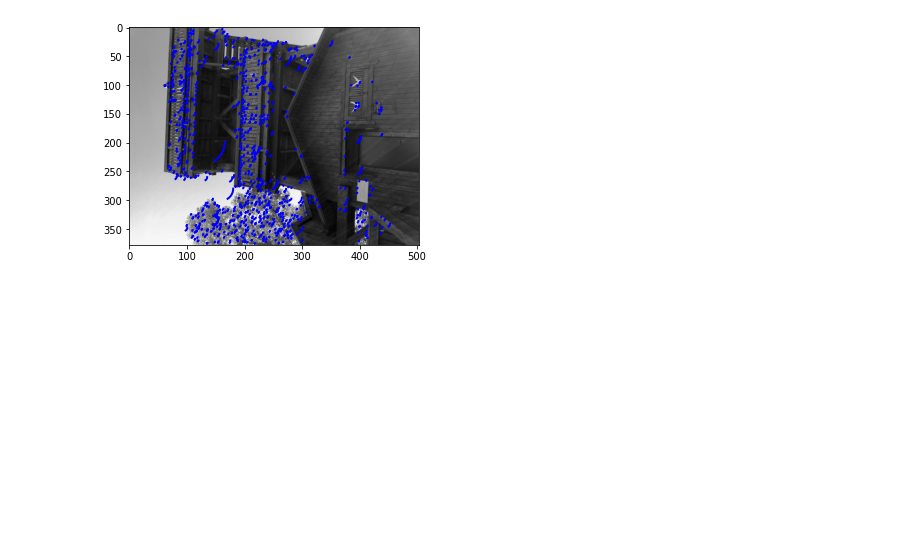
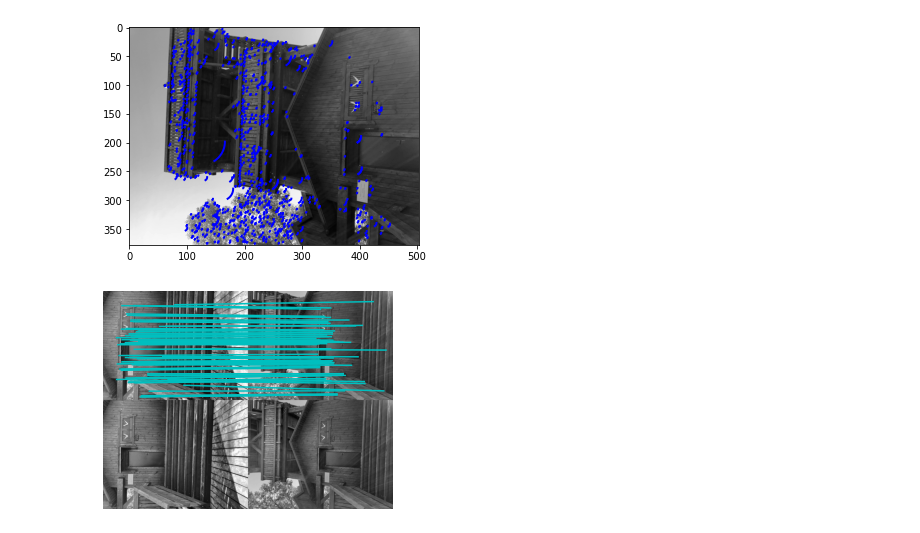
Before and after one commit to mualal/computer-vision-with-python, a Jupyter notebook: 2_local_image_descriptors.ipynb, the cells around one changed output. Saved outputs shown, nothing was run; the diff lists cells and outputs as text; code cells hidden in the pictures; blank space fills up the shorter version.

Commit message:
add sift points matching

```diff
--- a/2_local_image_descriptors.ipynb
+++ b/2_local_image_descriptors.ipynb
@@ -67,3 +67,21 @@ for path in paths:
 [figure]
 [figure]
 [figure]
+# %%
+img1 = np.array(Image.open(os.path.join('images_input', 'Kotlin1.jpg')).resize((504, 378)).convert('L'))
+img2 = np.array(Image.open(os.path.join('images_input', 'Kotlin2.jpg')).resize((504, 378)).convert('L'))
+
+sift_points_1, descriptors_1 = sift.find_sift_points_and_descriptors(img1)
+sift_points_2, descriptors_2 = sift.find_sift_points_and_descriptors(img2)
+
+matches = sift.match_twosided(descriptors_1, descriptors_2)
+
+sift.plot_matches(
+    img1,
+    img2,
+    [(p.pt[1], p.pt[0]) for p in sift_points_1],
+    [(p.pt[1], p.pt[0]) for p in sift_points_2],
+    matches
+)
+# %% [output]
+[figure, added]
```
Also changed, not shown: parts of 1 cell of this notebook, 1 other file.
